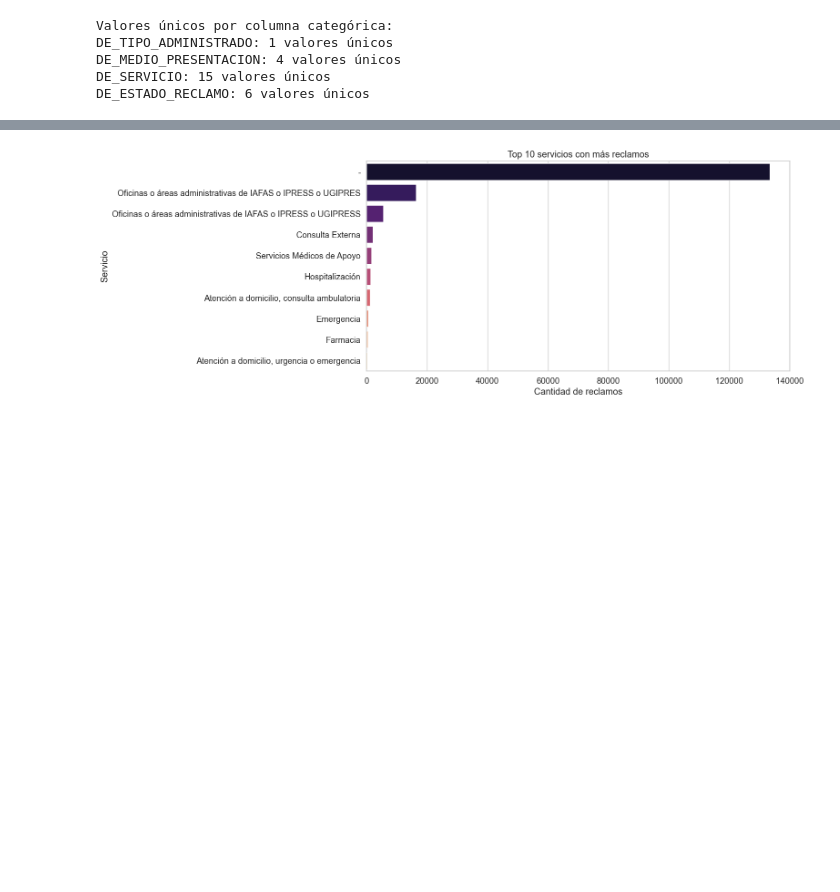
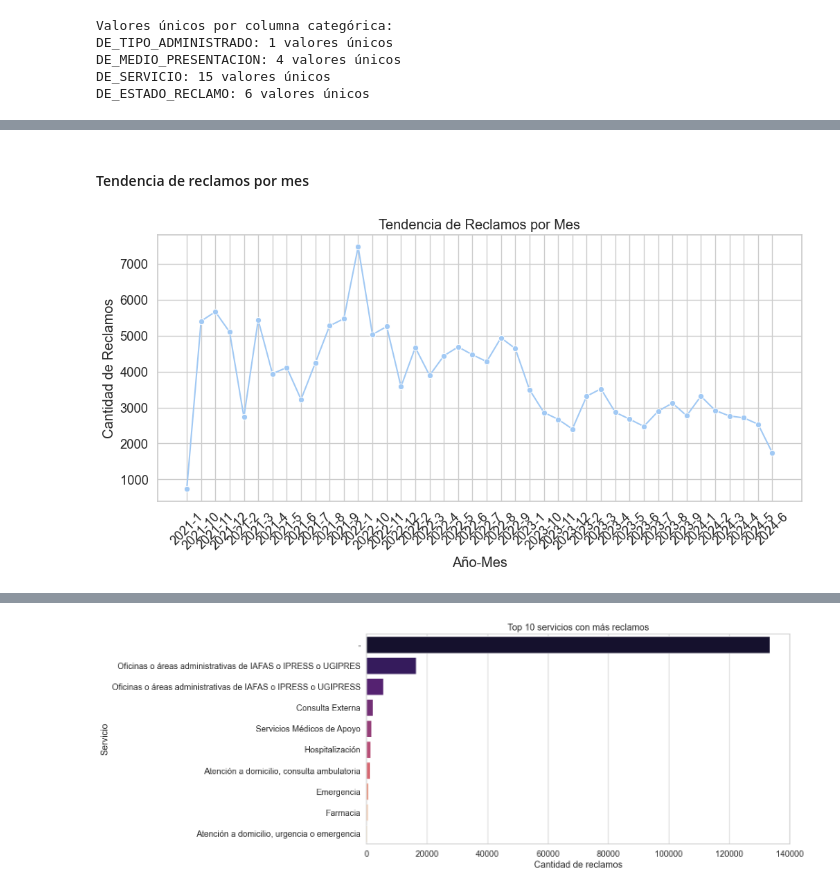
Before and after one commit to harold232/mineria-de-texto-reclamos, a Jupyter notebook: notebooks/03_eda_visualizacion.ipynb, the cells around one changed output, grey strips where cells are left out. Drawn from its saved outputs; the diff is of its cells as text; code cells hidden in the pictures; blank space fills up the shorter version.

```diff
--- a/notebooks/03_eda_visualizacion.ipynb
+++ b/notebooks/03_eda_visualizacion.ipynb
@@ -123,0 +127,17 @@ plt.show()
+# %% [markdown]
+#### Tendencia de reclamos por mes
+# %%
+#df_filtered["AÑO_MES"] = df_filtered["AÑO"].astype(str) + "-" + df_filtered["MES"].astype(str)
+df_filtered.loc[:, "AÑO_MES"] = df_filtered["AÑO"].astype(str) + "-" + df_filtered["MES"].astype(str)
+reclamos_por_mes = df_filtered.groupby("AÑO_MES").size()
+
+plt.figure(figsize=(12,5))
+sns.lineplot(x=reclamos_por_mes.index, y=reclamos_por_mes.values, marker="o")
+
+plt.xticks(rotation=45)
+plt.title("Tendencia de Reclamos por Mes")
+plt.xlabel("Año-Mes")
+plt.ylabel("Cantidad de Reclamos")
+plt.show()
+# %% [output]
+[figure, added]
```
Also changed, not shown: parts of 27 cells of this notebook, 47 other files.
